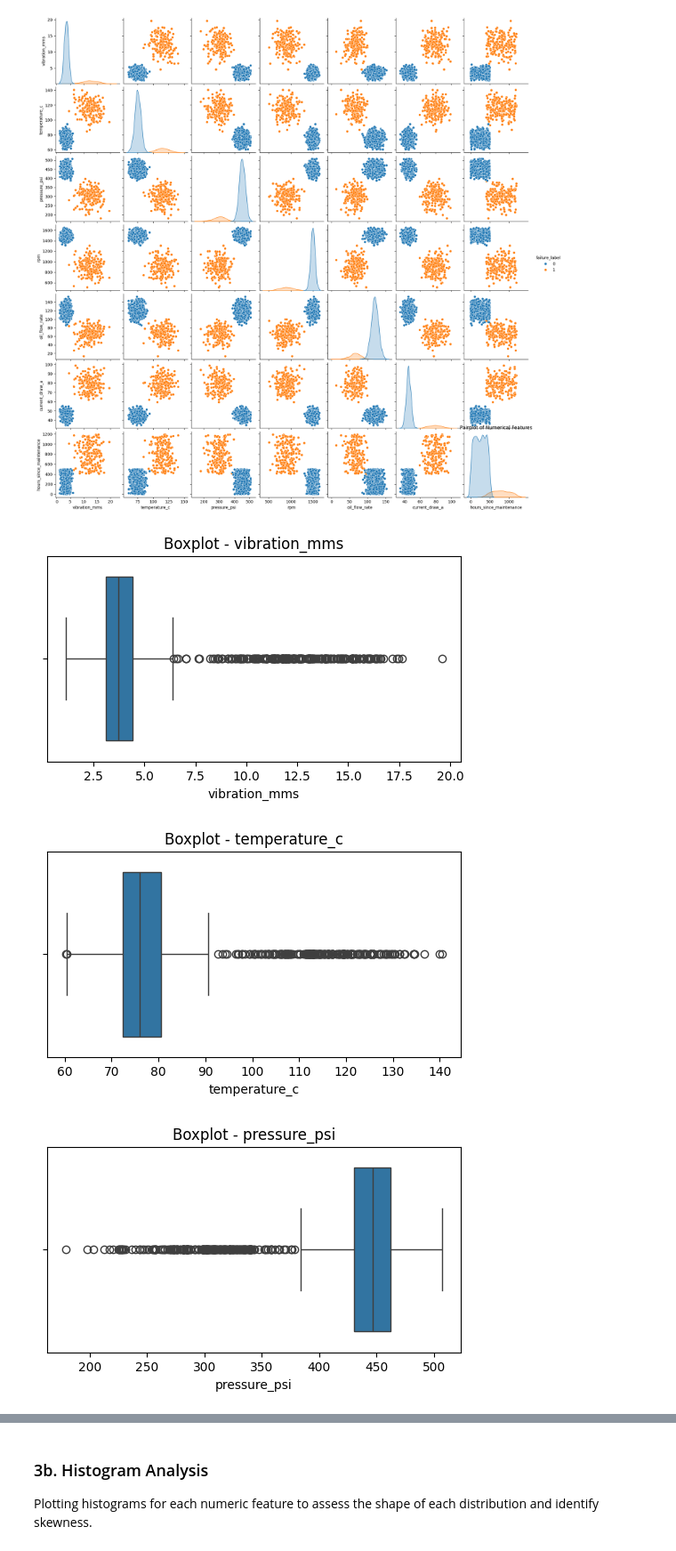
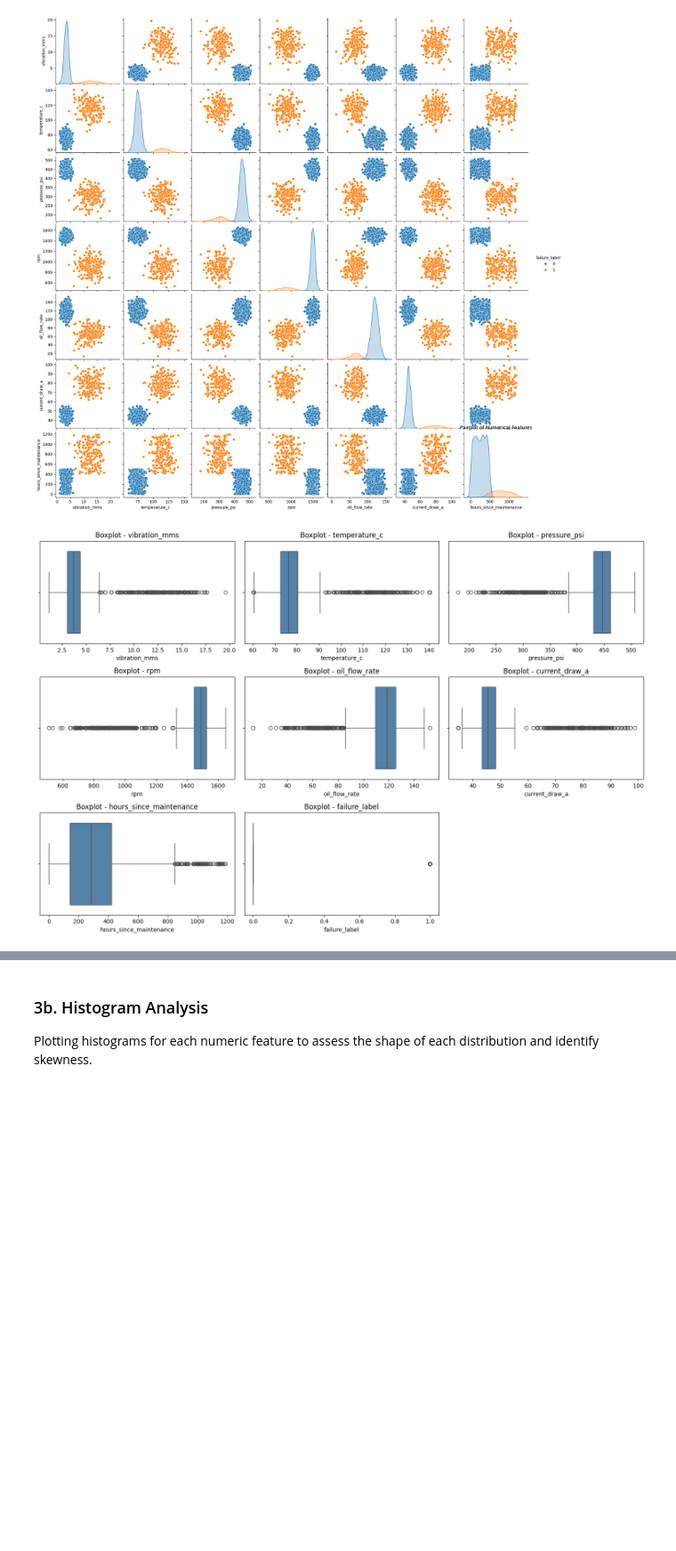
Before and after one commit to SunSpot-Tech/ML-JOURNEY, a Jupyter notebook: Assignments/Oil_Maintenance.ipynb, the cells around one changed output, grey strips where cells are left out. Shown at 89% size. Drawn from its saved outputs; the diff is of its cells as text; code cells hidden in the pictures; blank space fills up the shorter version.

```diff
--- a/Assignments/Oil_Maintenance.ipynb
+++ b/Assignments/Oil_Maintenance.ipynb
@@ -104,12 +104,16 @@ plt.show()
 [figure]
 # %%
 #Boxplots for each numerical feature to identify outliers
-for col in num_cols:
-    plt.figure(figsize=(6,3))
-    sns.boxplot(x=df[col])
-    plt.title(f"Boxplot - {col}")
-    plt.show()
+fig, axes = plt.subplots(nrows=3, ncols=3, figsize=(15, 10))
+axes = axes.flatten()
+for i, col in enumerate(num_cols):
+    sns.boxplot(x=df[col], ax=axes[i], color='steelblue')
+    axes[i].set_title(f'Boxplot - {col}')
+    axes[i].set_xlabel(col)
+for j in range(len(num_cols), len(axes)):
+    fig.delaxes(axes[j])
+plt.tight_layout()
+plt.savefig('boxplots.png', dpi=150)
+plt.show()
 # %% [output]
-[figure, old version]
+[figure, new version]
-[figure, removed]
-[figure, removed]
```
Also changed, not shown: parts of 13 cells of this notebook, 2 other files.
